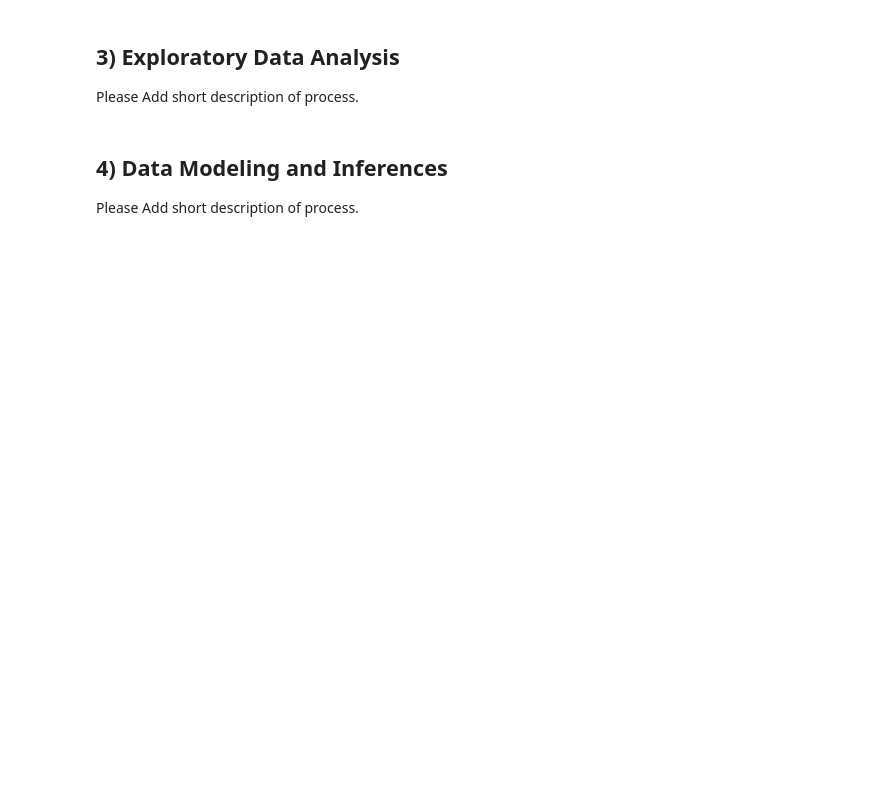
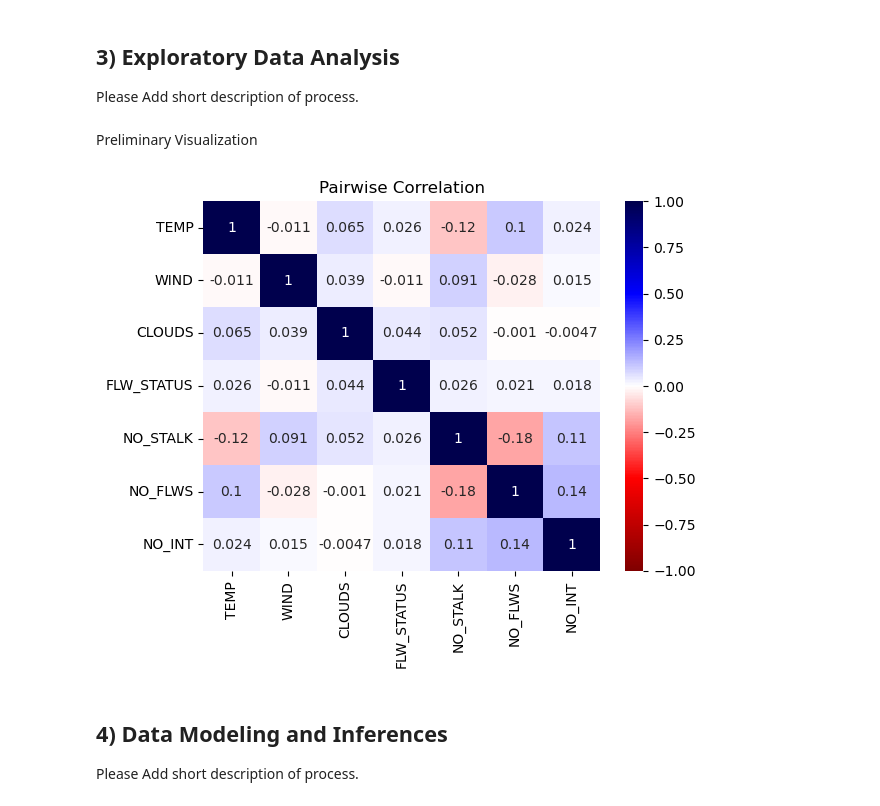
Before and after one commit to AlexandreSeb97/data200-fall22, a Jupyter notebook: analysis.ipynb, the cells around one changed output. Cells and saved outputs as stored; diff of their text form; code cells hidden in the pictures; blank space fills up the shorter version.

Commit message:
More Data Cleaning and Preliminary Visualizations

```diff
--- a/analysis.ipynb
+++ b/analysis.ipynb
@@ -177,0 +179,4 @@ df2.head()
+# %%
+# Merge datasets (union on PLOT_ID)
+dff = df1.merge(df2, on=['PLOT_ID', 'SAMPLEDATE', 'PLTSP_CODE', 'PLOT', 'WATCH'], how='outer')
+dff.head()
@@ -177,0 +190,4 @@ df2.head()
+# %%
+# Drop NaNs
+dff = dff.dropna(subset=['TEMP', 'FLW_STATUS', 'NO_STALK', 'NO_FLWS'])
+dff.sample(15)
@@ -179,3 +224,5 @@ df2.head()
 ## 3) Exploratory Data Analysis
 
 Please Add short description of process.
+# %% [markdown]
+Preliminary Visualization
@@ -182,3 +238,28 @@ Please Add short description of process.
+# %%
+# Encoding values to numbers for easier analysis
+
+dff_encoded = dff.replace({
+    'WIND': {
+        'BR': 1,
+        'ST': 0
+    },
+    'CLOUDS': {
+        'SH': 0,
+        'PC': 1,
+        'C':  2,
+        'S':  3,
+    },
+    'FLW_STATUS': {
+        'FLW': 1,
+        'NOF': 0
+    }
+})
+# %%
+dff_corr = dff_encoded[['TEMP', 'WIND', 'CLOUDS', 'FLW_STATUS',  'NO_STALK', 'NO_FLWS', 'NO_INT']].corr()
+sns.heatmap(data=dff_corr, annot=True, vmin=-1, vmax=1, cmap='seismic_r').set(title='Pairwise Correlation')
+plt.show()
+# %% [output]
+[figure, added]
 # %% [markdown]
 ## 4) Data Modeling and Inferences
 
```
Also changed, not shown: parts of 13 cells of this notebook, 1 other file.
